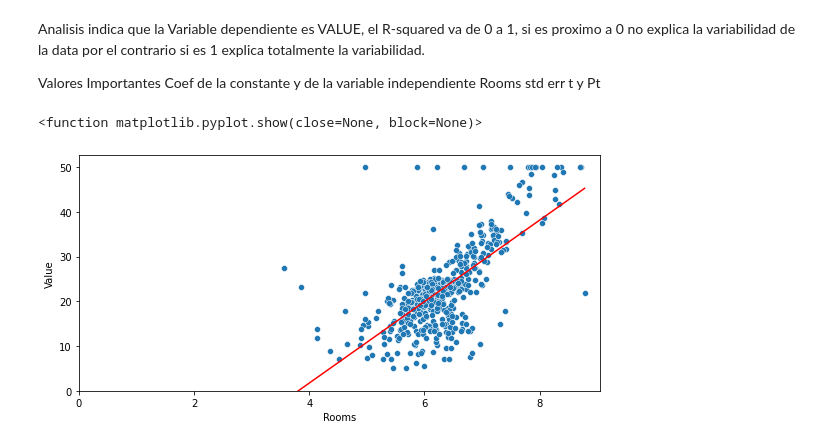
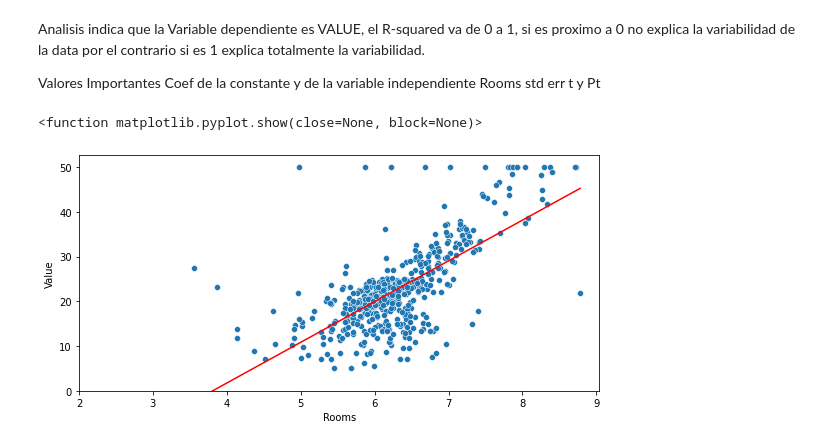
Before and after one commit to WilderTone/Python-Prep, a Jupyter notebook: 99 - Mis Pruebitas/pruebaaccesodatos4.ipynb, the cells around one changed output. Saved outputs shown, nothing was run; the diff lists cells and outputs as text; code cells hidden in the pictures.

```diff
--- a/99 - Mis Pruebitas/pruebaaccesodatos4.ipynb
+++ b/99 - Mis Pruebitas/pruebaaccesodatos4.ipynb
@@ -120,22 +120,22 @@ y_pred=9.1021*x['Rooms']-34.6706  # x es la variable independiente
 # %%
 ## Haciendo el Grafico
 
 import seaborn as sns
 import matplotlib.pyplot as plt
 
 #graficando los puntos
 plt.figure(figsize=(8,4),tight_layout=True)
 sns.scatterplot(x=x['Rooms'],y=y)
 
 #Graficando la linea
 sns.lineplot(x=x['Rooms'],y=y_pred, color='red')
 
 #AxisPlot
 
-plt.xlim(0)
+plt.xlim(2) ## Para ver mejor puse 2 pero por seguridad debe ser 0
 plt.ylim(0)
 plt.savefig('Regresion Lineal')
 plt.show
 # %% [output]
 <function matplotlib.pyplot.show(close=None, block=None)>
-[figure, old version]
+[figure, new version]
```
Also changed, not shown: 3 other files.
